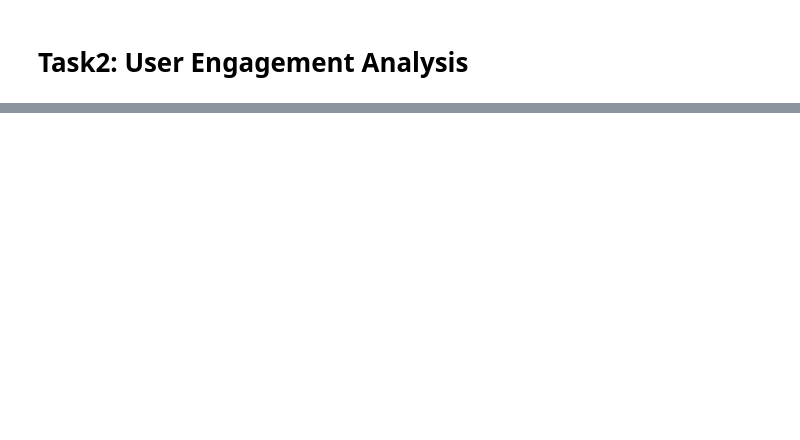
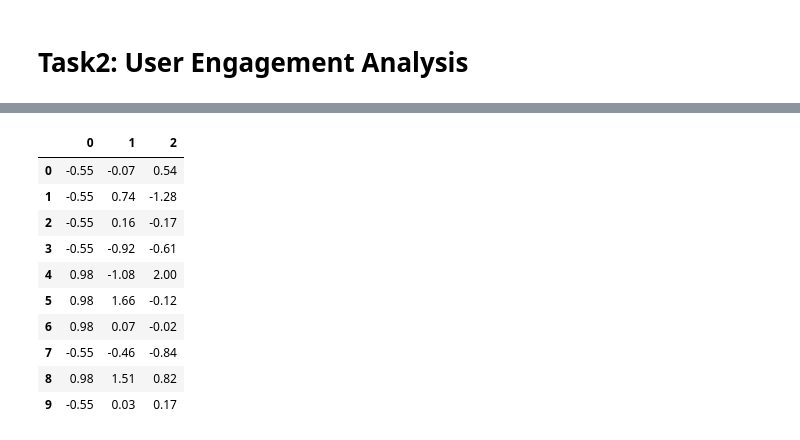
Before and after one commit to yonamg/Telecom-Data-Analysis, a Jupyter notebook: notebook/user_engagement_analysis.ipynb, the cells around one changed output, grey strips where cells are left out. Drawn from its saved outputs; the diff is of its cells as text; code cells hidden in the pictures; blank space fills up the shorter version.

```diff
--- a/notebook/user_engagement_analysis.ipynb
+++ b/notebook/user_engagement_analysis.ipynb
@@ -74,0 +99,17 @@ user_engage.head(10)
+# %%
+# Normalizing the engagement metrics
+scaler = StandardScaler()
+scaled_engage = scaler.fit_transform(user_engage)
+pd.DataFrame(scaled_engage).head(10)
+# %% [output]
+|  | 0 | 1 | 2 |
+| 0 | -0.55 | -0.07 | 0.54 |
+| 1 | -0.55 | 0.74 | -1.28 |
+| 2 | -0.55 | 0.16 | -0.17 |
+| 3 | -0.55 | -0.92 | -0.61 |
+| 4 | 0.98 | -1.08 | 2.00 |
+| 5 | 0.98 | 1.66 | -0.12 |
+| 6 | 0.98 | 0.07 | -0.02 |
+| 7 | -0.55 | -0.46 | -0.84 |
+| 8 | 0.98 | 1.51 | 0.82 |
+| 9 | -0.55 | 0.03 | 0.17 |
```
Also changed, not shown: parts of 8 cells of this notebook, 6 other files.
